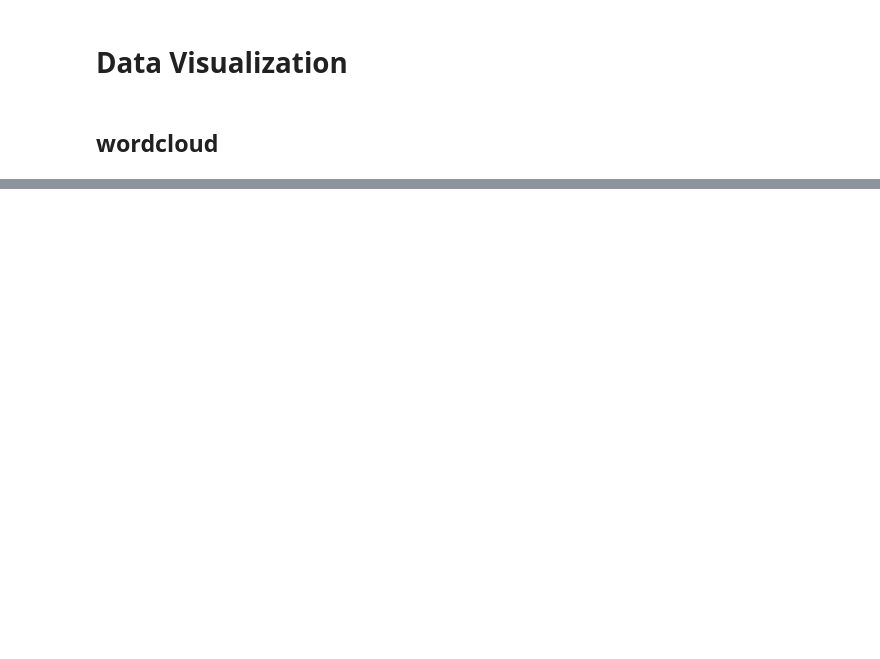
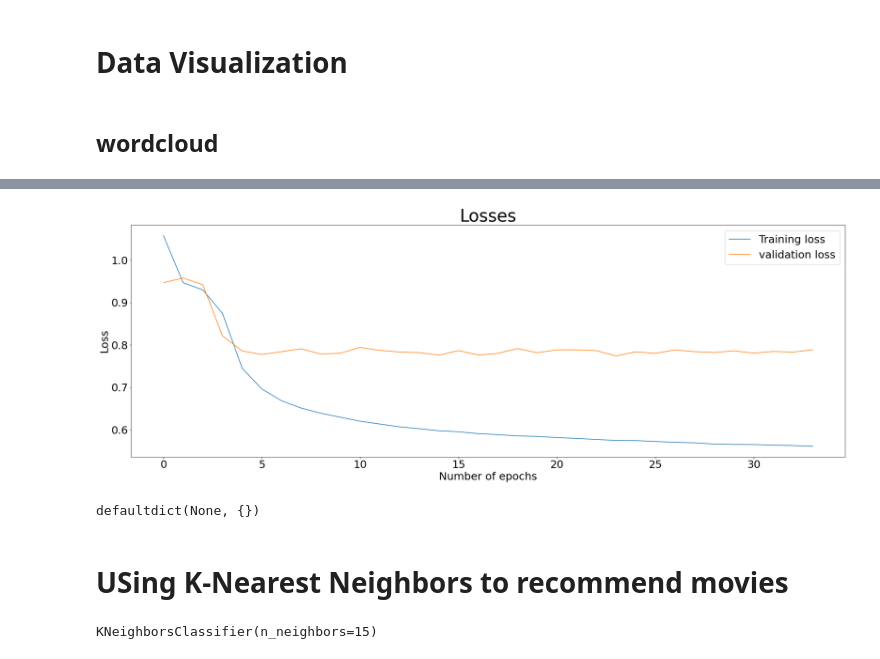
Before and after one commit to abwaocollins/Movie-Recommender-System, a Jupyter notebook: Movie-Recommender-system.ipynb, the cells around one changed output, grey strips where cells are left out. Cells and saved outputs as stored; diff of their text form; code cells hidden in the pictures; blank space fills up the shorter version.

```diff
--- a/Movie-Recommender-system.ipynb
+++ b/Movie-Recommender-system.ipynb
@@ -165,0 +154,11 @@ plt.show()
+# %%
+#10% used for testing
+train,test = train_test_split(dataset, test_size=0.1, random_state=42)
+# %%
+ROW_COUNT = train.shape[0]
+EMBEDDING_SIZE = 10
+NUM_USERS = dataset['user_id'].nunique()
+NUM_MOVIES = dataset['movie_id'].nunique()
+UNIQUE_MOVIE_IDS = dataset['movie_id'].unique()
+
+NUM_MOVIES, ROW_COUNT
@@ -165,0 +209,2 @@ plt.show()
+# %%
+model, movie_model, user_model = EmbeddingRec(EMBEDDING_SIZE, NUM_MOVIES, NUM_USERS, ROW_COUNT)
@@ -165,0 +213,8 @@ plt.show()
+# %%
+callbacks = [keras.callbacks.EarlyStopping('val_loss', patience=10),
+             keras.callbacks.ModelCheckpoint('best.h5', save_best_only=True)]
+
+history = model.fit([train.movie_id, train.user_id],train.rating, batch_size=100,
+                              epochs =50, validation_data = ([test.movie_id, test.user_id],test.rating),
+                              verbose = 1,
+                              callbacks = callbacks)
@@ -165,0 +259,21 @@ plt.show()
+# %%
+# plot training and validation loss
+plt.figure(figsize=(30,10))
+plt.title('Losses', fontsize=40)
+plt.xlabel('Number of epochs',fontsize=25)
+plt.xticks(fontsize=25)
+plt.yticks(fontsize=25)
+plt.ylabel('Loss',fontsize=25)
+plt.plot(history.history['loss'], label='Training loss')
+plt.plot(history.history['val_loss'], label='validation loss')
+plt.legend(fontsize=25)
+plt.show()
+# %% [output]
+[figure, added]
+# %%
+import collections
+MOVIE_EMBEDDING_LIST = []
+MOVIE_EMBED_MAP = collections.defaultdict()
+MOVIE_EMBED_MAP
+# %% [output]
+defaultdict(None, {})
@@ -165,0 +286,2 @@ plt.show()
+# %% [markdown]
+# USing K-Nearest Neighbors to recommend movies
@@ -165,0 +290,6 @@ plt.show()
+# %%
+from sklearn.neighbors import KNeighborsClassifier
+clf = KNeighborsClassifier(n_neighbors=15)
+clf.fit(MOVIE_EMBEDDING_LIST, knn_train_label)
+# %% [output]
+KNeighborsClassifier(n_neighbors=15)
```
Also changed, not shown: parts of 31 cells of this notebook, 23 other files.
